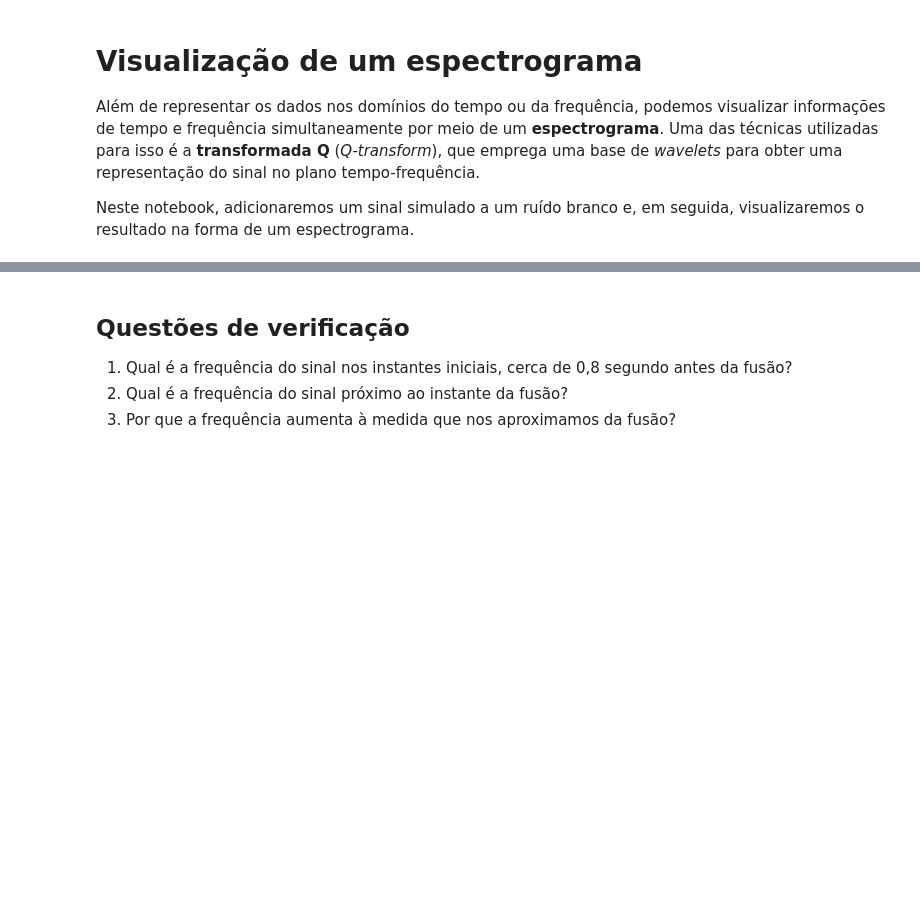
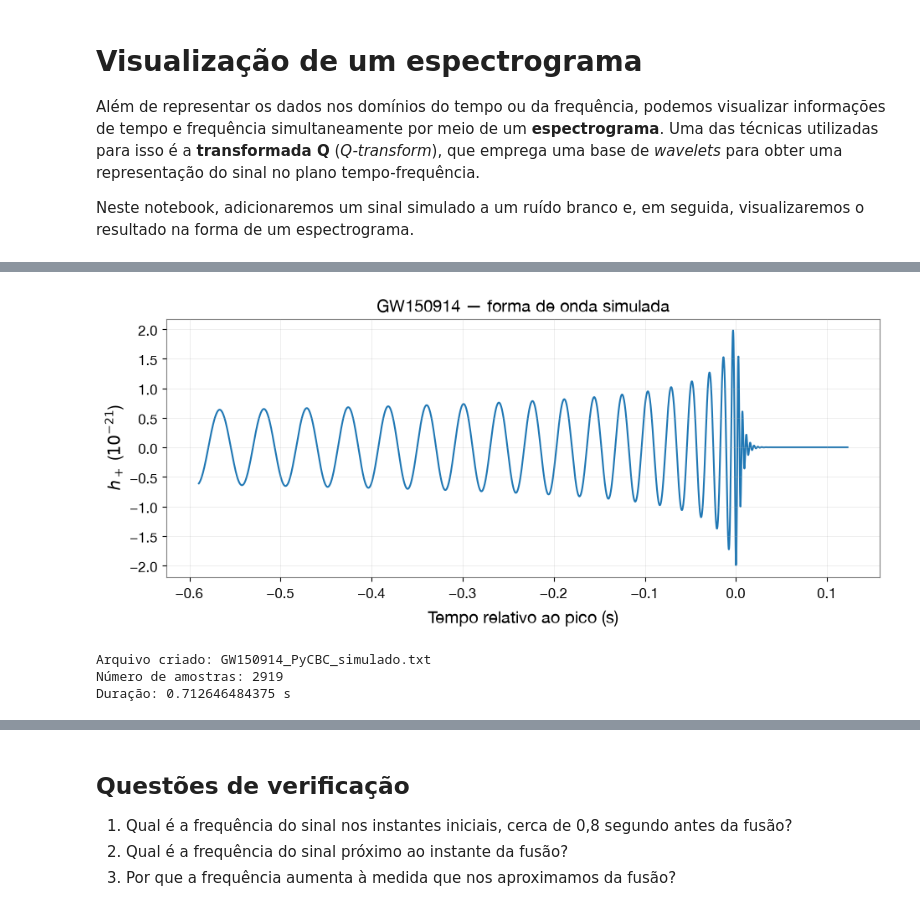
Before and after one commit to Ronai/gw-intro, a Jupyter notebook: intro-4-qtransform.ipynb, the cells around one changed output, grey strips where cells are left out. Cells and saved outputs as stored; diff of their text form; code cells hidden in the pictures; blank space fills up the shorter version.

Commit message:
Gerando waveform com PYCBC e data file

```diff
--- a/intro-4-qtransform.ipynb
+++ b/intro-4-qtransform.ipynb
@@ -42,3 +10,66 @@ fig_tempo
+# %%
+
+import matplotlib.pyplot as plt
+import numpy as np
+from pycbc.waveform import get_td_waveform
+
+# Parâmetros da simulação
+fs = 4096
+apx = 'SEOBNRv2'
+
+m1 = 44       # massas solares
+m2 = 30       # massas solares
+dist = 410    # Mpc
+fmin = 20     # Hz
+
+# Gerar as duas polarizações
+hp, hc = get_td_waveform(
+    approximant=apx,
+    mass1=m1,
+    mass2=m2,
+    delta_t=1.0/fs,
+    distance=dist,
+    f_lower=fmin,
+    inclination=0.0,
+    coa_phase=0.0,
+    spin1z=0.0,
+    spin2z=0.0
+)
+
+# Vetores NumPy
+tempo = np.asarray(hp.sample_times)
+h = np.asarray(hp)
+
+# Definir t = 0 no pico de |h+|
+tempo = tempo - tempo[np.argmax(np.abs(h))]
+
+# Visualizar o sinal
+plt.figure(figsize=(11, 4))
+plt.plot(tempo, h / 1e-21)
+plt.xlabel('Tempo relativo ao pico (s)')
+plt.ylabel(r'$h_+$ ($10^{-21}$)')
+plt.title('GW150914 — forma de onda simulada')
+plt.grid(alpha=0.3)
+plt.show()
+
+# Salvar no mesmo padrão de escala do arquivo GWOSC
+arquivo = 'GW150914_PyCBC_simulado.txt'
+
+np.savetxt(
+    arquivo,
+    np.column_stack((tempo, h * 1e21)),
+    fmt='%.9e',
+    header='time (seconds)    strain * 1.e21'
+)
+
+print('Arquivo criado:', arquivo)
+print('Número de amostras:', len(h))
+print('Duração:', len(h)/fs, 's')
+# %% [output]
+[figure, added]
+Arquivo criado: GW150914_PyCBC_simulado.txt
+Número de amostras: 2919
+Duração: 0.712646484375 s
 # %%
 # -- Calcular a transformada Q e exibir o espectrograma
 plot = data.q_transform(outseg=(4, 5), qrange=(10, 30)).plot()
```
Also changed, not shown: parts of 2 cells of this notebook, 3 other files.
